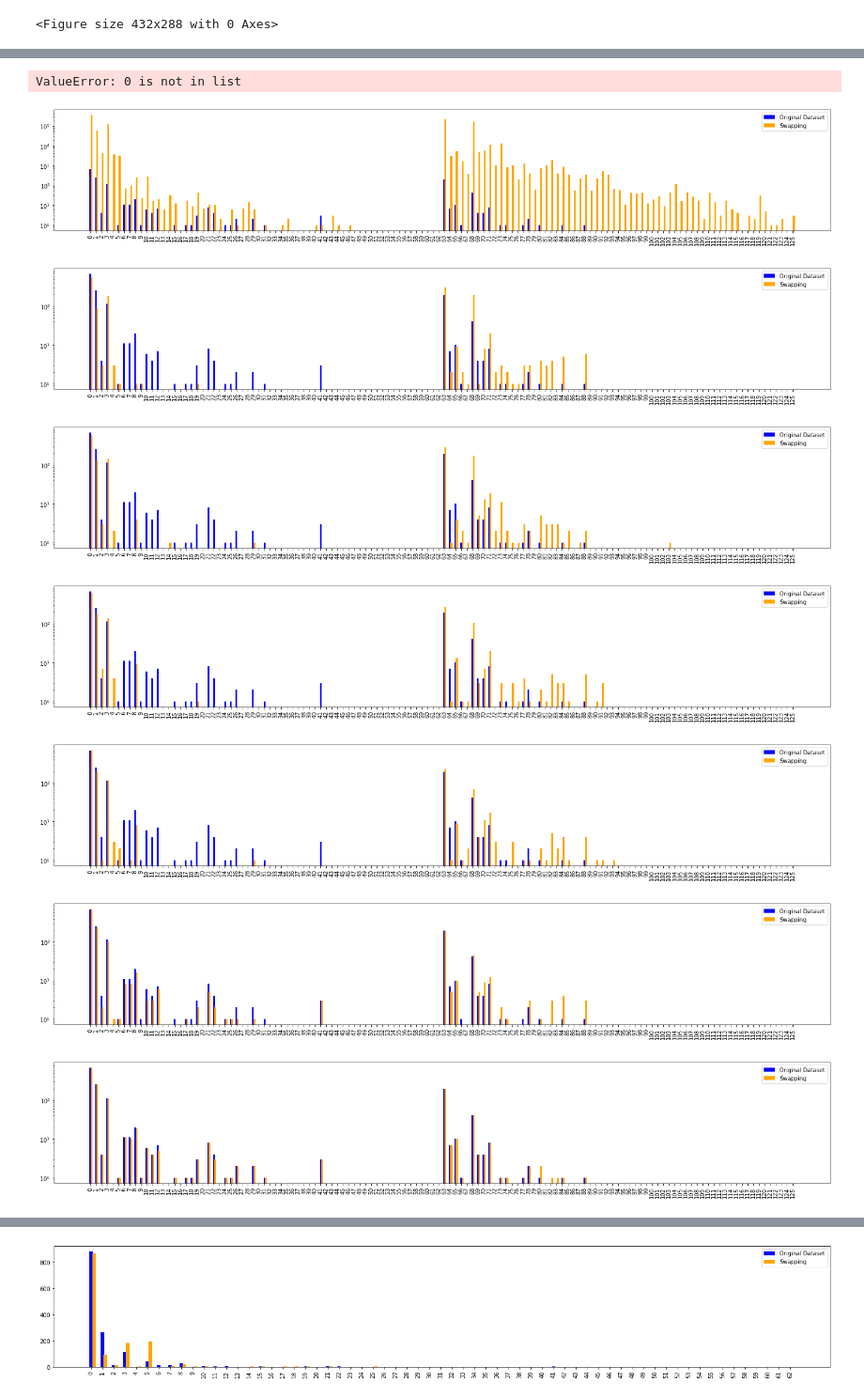
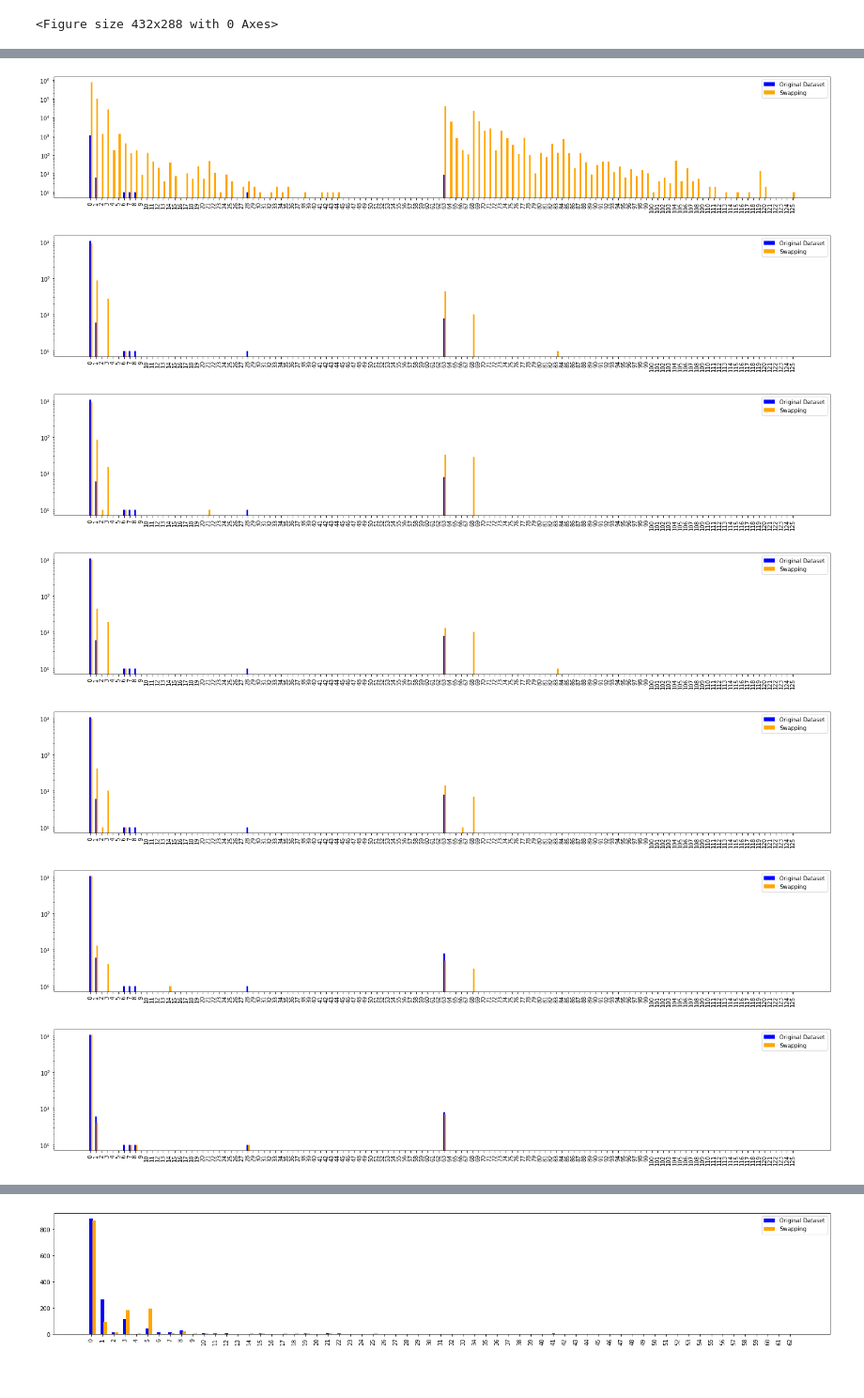
Before and after one commit to sarahrad17/census_v1, a Jupyter notebook: accuracy_measure/bargraph.ipynb, the cells around one changed output, grey strips where cells are left out. Shown: that part at 94% size. Drawn from its saved outputs; the diff is of its cells as text; code cells hidden in the pictures.

```diff
--- a/accuracy_measure/bargraph.ipynb
+++ b/accuracy_measure/bargraph.ipynb
@@ -578,19 +578,18 @@ make_dp('alameda', '../dp/newdp_runs2/alameda/dprun_9.96_91.csv')
 # %%
-make_swap('alameda', '../swapping/state_data/california.csv')
+make_swap('armstrong', '../swapping/state_data/pennsylvania.csv')
 # %% [output]
-ValueError: 0 is not in list
-[figure, old version]
+[figure, new version]
 # %%
-make_swap2('alameda', '../swapping/swap_runs3/alameda/similar/swap_0.91_a1.csv')
-make_swap2('alameda', '../swapping/swap_runs3/alameda/similar/swap_0.76_a1.csv')
-make_swap2('alameda', '../swapping/swap_runs3/alameda/similar/swap_0.51_a1.csv')
-make_swap2('alameda', '../swapping/swap_runs3/alameda/similar/swap_0.36000000000000004_a1.csv')
-make_swap2('alameda', '../swapping/swap_runs3/alameda/similar/swap_0.11_a1.csv')
-make_swap2('alameda', '../swapping/swap_runs3/alameda/similar/swap_0.01_a1.csv')
+make_swap2('armstrong', '../swapping/swap_runs3/armstrong/similar/swap_0.91_a1.csv')
+make_swap2('armstrong', '../swapping/swap_runs3/armstrong/similar/swap_0.76_a1.csv')
+make_swap2('armstrong', '../swapping/swap_runs3/armstrong/similar/swap_0.51_a1.csv')
+make_swap2('armstrong', '../swapping/swap_runs3/armstrong/similar/swap_0.36000000000000004_a1.csv')
+make_swap2('armstrong', '../swapping/swap_runs3/armstrong/similar/swap_0.11_a1.csv')
+make_swap2('armstrong', '../swapping/swap_runs3/armstrong/similar/swap_0.01_a1.csv')
 # %% [output]
-[figure, old version]
+[figure, new version]
-[figure, old version]
+[figure, new version]
-[figure, old version]
+[figure, new version]
-[figure, old version]
+[figure, new version]
-[figure, old version]
+[figure, new version]
-[figure, old version]
+[figure, new version]
```
Also changed, not shown: parts of 8 cells of this notebook, 3 other files.
